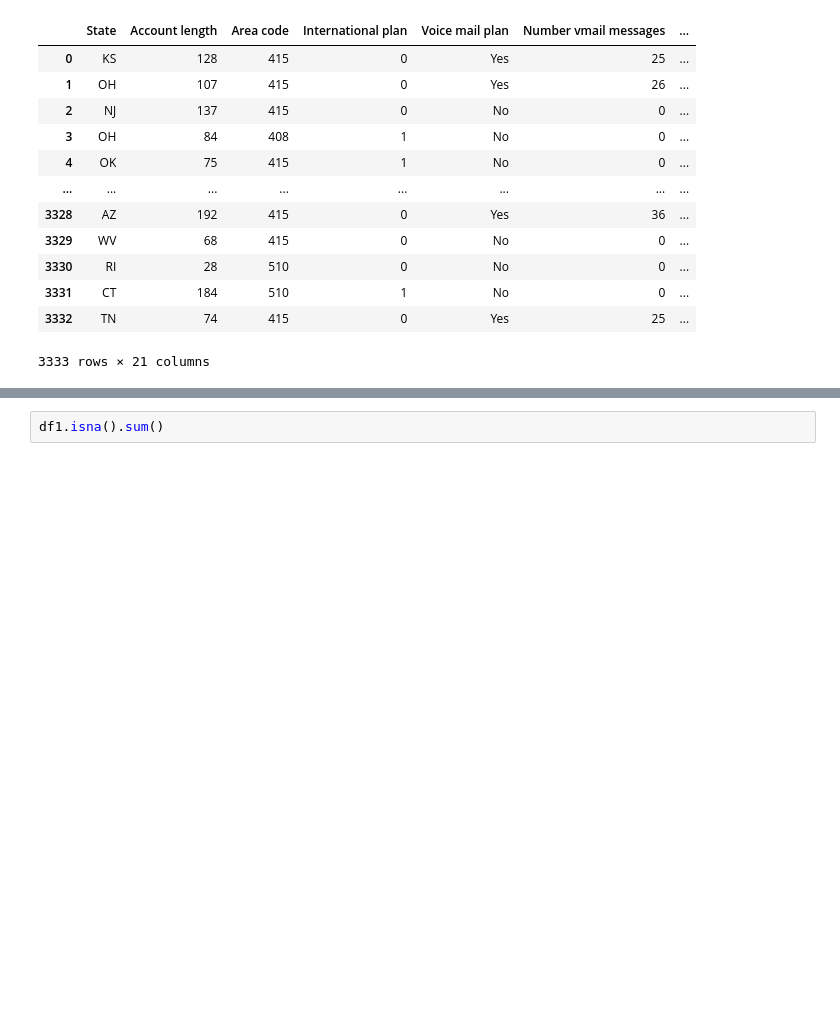
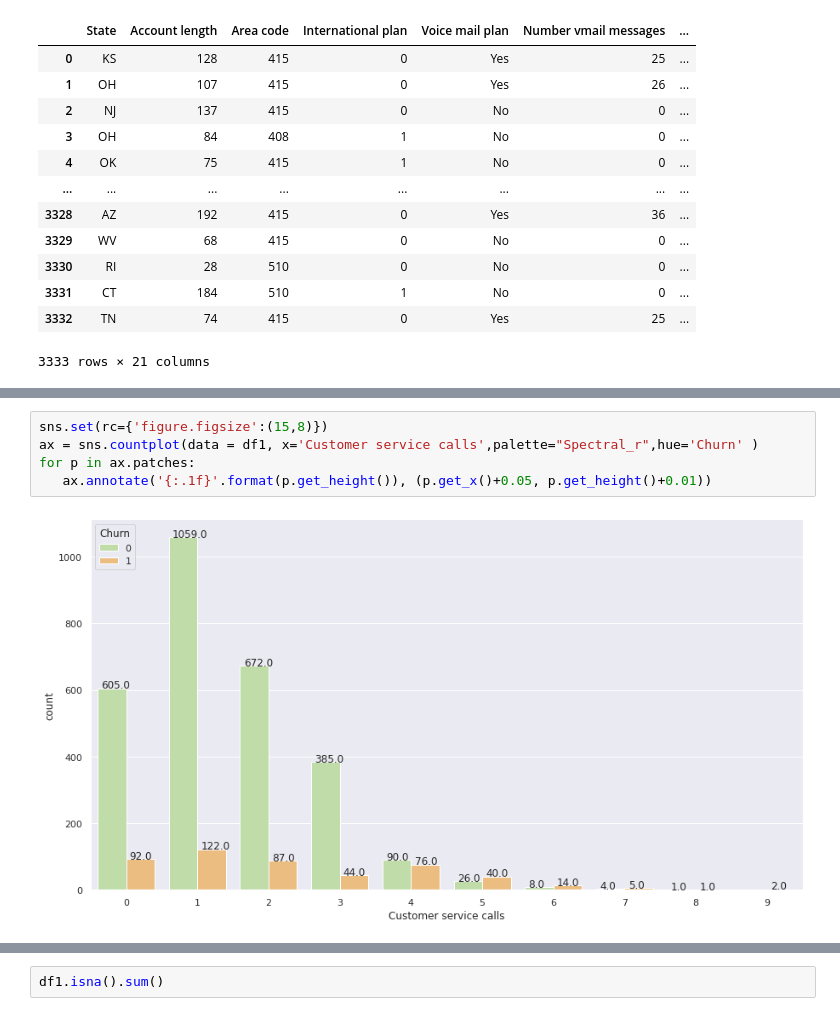
Before and after one commit to ZeeshanAhmed95/Zeeshan-Ahmed-Captsone-EDA, a Jupyter notebook: EDA_Capstone_Project.ipynb, the cells around one changed output, grey strips where cells are left out. Drawn from its saved outputs; the diff is of its cells as text; blank space fills up the shorter version.

```diff
--- a/EDA_Capstone_Project.ipynb
+++ b/EDA_Capstone_Project.ipynb
@@ -516,0 +506,7 @@ sns.lineplot(x='Account length',y = 'Total number of calls', data= df1)
+# %%
+sns.set(rc={'figure.figsize':(15,8)})
+ax = sns.countplot(data = df1, x='Customer service calls',palette="Spectral_r",hue='Churn' )
+for p in ax.patches:
+   ax.annotate('{:.1f}'.format(p.get_height()), (p.get_x()+0.05, p.get_height()+0.01))
+# %% [output]
+[figure, added]
```
Also changed, not shown: parts of 34 cells of this notebook.
